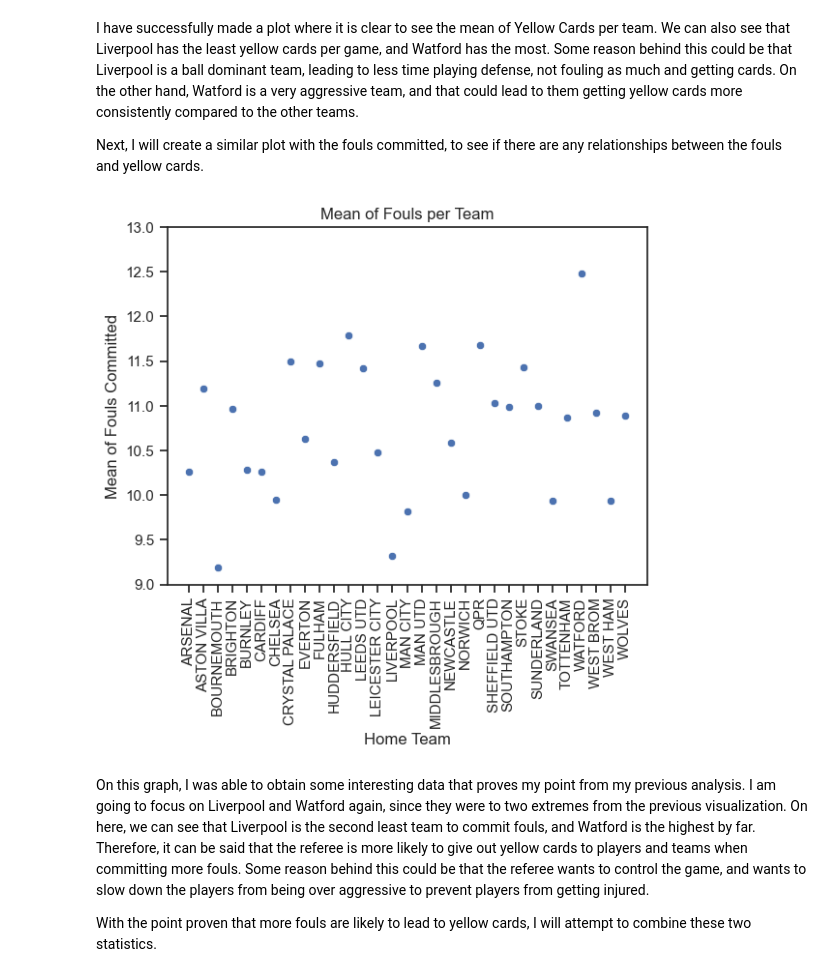
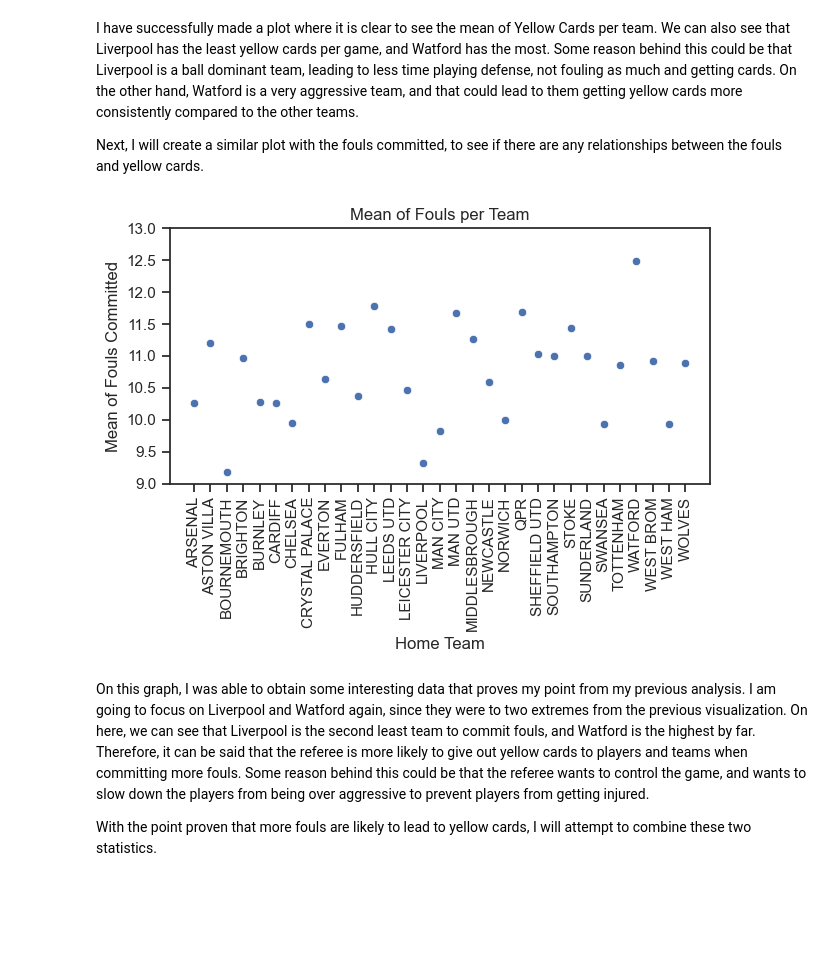
Before and after one commit to ubco-W2022T2-data301/Group14, a Jupyter notebook: analysis/analysis3.ipynb, the cells around one changed output. Drawn from its saved outputs; the diff is of its cells as text; code cells hidden in the pictures; blank space fills up the shorter version.

```diff
--- a/analysis/analysis3.ipynb
+++ b/analysis/analysis3.ipynb
@@ -249,17 +249,18 @@ Next, I will create a similar plot with the fouls committed, to see if there are
 # %%
 mean_team_Fouls = df_subset.groupby('Home Team')['Home Team Fouls'].mean()
 mean_team_Fouls_df = mean_team_Fouls.to_frame().reset_index()
 mean_team_Fouls_df.columns=["Home Team", "mean"]
 sns.scatterplot(x='Home Team', y='mean', data=mean_team_Fouls_df)
 plt.xticks(rotation=90)
 plt.title("Mean of Fouls per Team")
 plt.xlabel("Home Team")
 plt.ylabel("Mean of Fouls Committed")
 plt.ylim([9,13])
-plt.savefig('Plot_5.pdf',transparent=True)
+plt.tight_layout()
+plt.savefig('Plot_5.png',transparent=True)
 plt.show()
 # %% [output]
-[figure, old version]
+[figure, new version]
 # %% [markdown]
 On this graph, I was able to obtain some interesting data that proves my point from my previous analysis. I am going to focus on Liverpool and Watford again, since they were to two extremes from the previous visualization. On here, we can see that Liverpool is the second least team to commit fouls, and Watford is the highest by far. Therefore, it can be said that the referee is more likely to give out yellow cards to players and teams when committing more fouls. Some reason behind this could be that the referee wants to control the game, and wants to slow down the players from being over aggressive to prevent players from getting injured.
 
```
Also changed, not shown: parts of 2 cells of this notebook, 1 other file.
